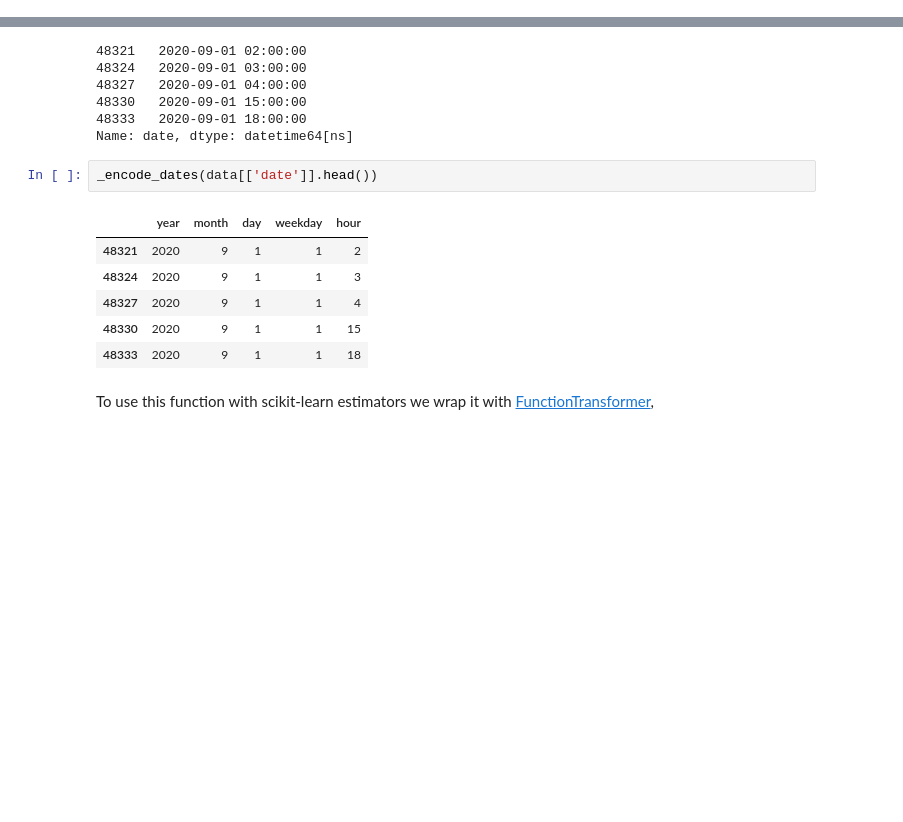
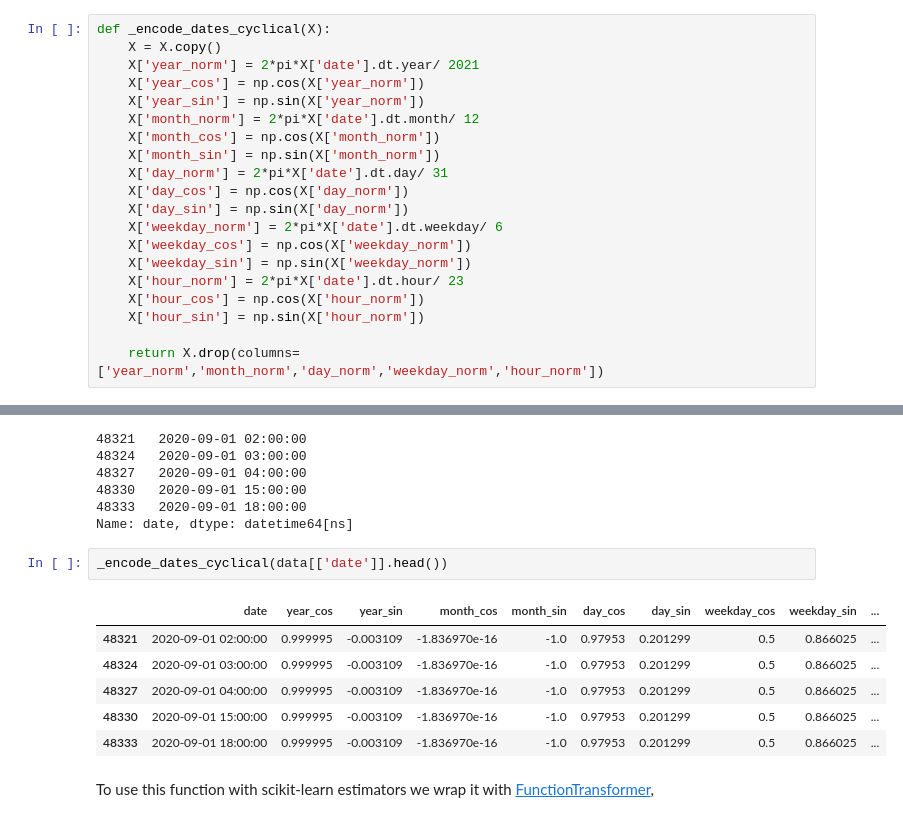
Before and after one commit to abhishikth25/RAMP-Project, a Jupyter notebook: bike_counters_starting_kit.ipynb, the cells around one changed output, grey strips where cells are left out. Drawn from its saved outputs; the diff is of its cells as text; blank space fills up the shorter version.

```diff
--- a/bike_counters_starting_kit.ipynb
+++ b/bike_counters_starting_kit.ipynb
@@ -191,6 +192,26 @@ def _encode_dates(X):
 
     # Finally we can drop the original columns from the dataframe
     return X.drop(columns=["date"])
+# %%
+def _encode_dates_cyclical(X):
+    X = X.copy()
+    X['year_norm'] = 2*pi*X['date'].dt.year/ 2021
+    X['year_cos'] = np.cos(X['year_norm'])
+    X['year_sin'] = np.sin(X['year_norm'])
+    X['month_norm'] = 2*pi*X['date'].dt.month/ 12
+    X['month_cos'] = np.cos(X['month_norm'])
+    X['month_sin'] = np.sin(X['month_norm'])
+    X['day_norm'] = 2*pi*X['date'].dt.day/ 31
+    X['day_cos'] = np.cos(X['day_norm'])
+    X['day_sin'] = np.sin(X['day_norm'])
+    X['weekday_norm'] = 2*pi*X['date'].dt.weekday/ 6
+    X['weekday_cos'] = np.cos(X['weekday_norm'])
+    X['weekday_sin'] = np.sin(X['weekday_norm'])
+    X['hour_norm'] = 2*pi*X['date'].dt.hour/ 23
+    X['hour_cos'] = np.cos(X['hour_norm'])
+    X['hour_sin'] = np.sin(X['hour_norm'])
+
+    return X.drop(columns=['year_norm','month_norm','day_norm','weekday_norm','hour_norm'])
 # %%
 data['date'].head()
 # %% [output]
@@ -201,14 +222,14 @@ data['date'].head()
 48333   2020-09-01 18:00:00
 Name: date, dtype: datetime64[ns]
 # %%
-_encode_dates(data[['date']].head())
+_encode_dates_cyclical(data[['date']].head())
 # %% [output]
-|  | year | month | day | weekday | hour |
-| 48321 | 2020 | 9 | 1 | 1 | 2 |
-| 48324 | 2020 | 9 | 1 | 1 | 3 |
-| 48327 | 2020 | 9 | 1 | 1 | 4 |
-| 48330 | 2020 | 9 | 1 | 1 | 15 |
-| 48333 | 2020 | 9 | 1 | 1 | 18 |
+|  | date | year_cos | year_sin | month_cos | month_sin | day_cos | day_sin | weekday_cos | weekday_sin | ... |
+| 48321 | 2020-09-01 02:00:00 | 0.999995 | -0.003109 | -1.836970e-16 | -1.0 | 0.97953 | 0.201299 | 0.5 | 0.866025 | ... |
+| 48324 | 2020-09-01 03:00:00 | 0.999995 | -0.003109 | -1.836970e-16 | -1.0 | 0.97953 | 0.201299 | 0.5 | 0.866025 | ... |
+| 48327 | 2020-09-01 04:00:00 | 0.999995 | -0.003109 | -1.836970e-16 | -1.0 | 0.97953 | 0.201299 | 0.5 | 0.866025 | ... |
+| 48330 | 2020-09-01 15:00:00 | 0.999995 | -0.003109 | -1.836970e-16 | -1.0 | 0.97953 | 0.201299 | 0.5 | 0.866025 | ... |
+| 48333 | 2020-09-01 18:00:00 | 0.999995 | -0.003109 | -1.836970e-16 | -1.0 | 0.97953 | 0.201299 | 0.5 | 0.866025 | ... |
 # %% [markdown]
 To use this function with scikit-learn estimators we wrap it with [FunctionTransformer](https://scikit-learn.org/stable/modules/generated/sklearn.preprocessing.FunctionTransformer.html),
 # %%
```
Also changed, not shown: parts of 46 cells of this notebook, 4 other files.
